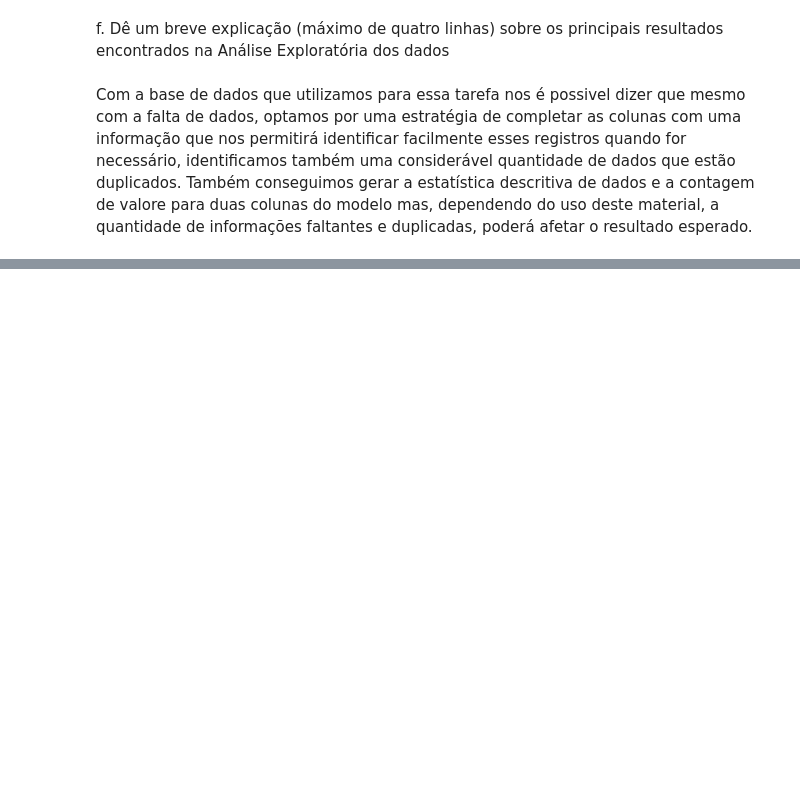
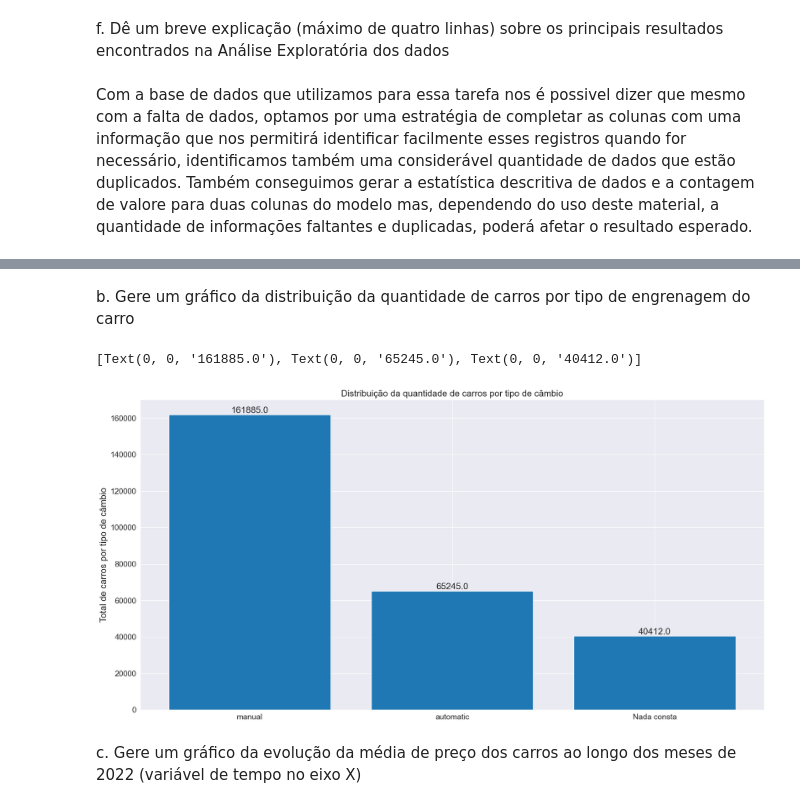
Before and after one commit to Equipe16-IAA/IAA002-TrabalhoFinal, a Jupyter notebook: IAA002_lpa_trabalho.ipynb, the cells around one changed output, grey strips where cells are left out. Cells and saved outputs as stored; diff of their text form; code cells hidden in the pictures; blank space fills up the shorter version.

```diff
--- a/IAA002_lpa_trabalho.ipynb
+++ b/IAA002_lpa_trabalho.ipynb
@@ -198,0 +224,17 @@ Com a base de dados que utilizamos para essa tarefa nos é possivel dizer que me
+# %% [markdown]
+b. Gere um gráfico da distribuição da quantidade de carros por tipo de engrenagem do carro
+# %%
+plt.figure(figsize=(20,10))
+grafico_1 = plt.bar(dados['gear'].unique(), dados['gear'].value_counts())
+plt.title('Distribuição da quantidade de carros por tipo de câmbio', fontsize=16)
+plt.ylabel('Total de carros por tipo de câmbio', fontsize=16)
+
+plt.xticks(fontsize=14)
+plt.yticks(fontsize=14)
+
+plt.bar_label(grafico_1, fmt="%.01f", size=16, label_type="edge")
+# %% [output]
+[Text(0, 0, '161885.0'), Text(0, 0, '65245.0'), Text(0, 0, '40412.0')]
+[figure, added]
+# %% [markdown]
+c. Gere um gráfico da evolução da média de preço dos carros ao longo dos meses de 2022 (variável de tempo no eixo X)
```
Also changed, not shown: parts of 11 cells of this notebook.
